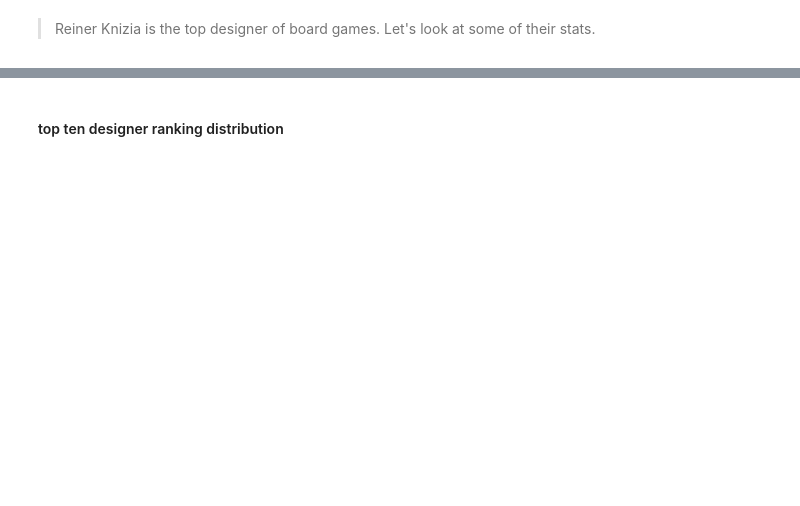
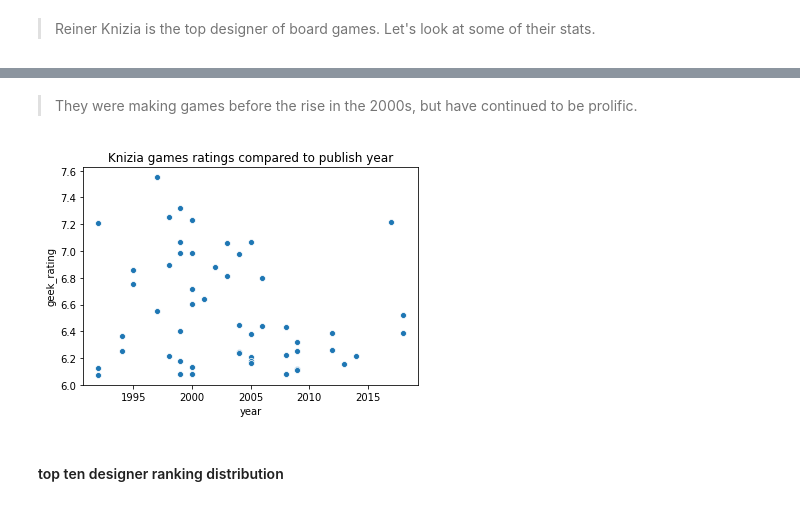
Before and after one commit to misty-garcia/board_games, a Jupyter notebook: top_games.ipynb, the cells around one changed output, grey strips where cells are left out. Drawn from its saved outputs; the diff is of its cells as text; code cells hidden in the pictures; blank space fills up the shorter version.

```diff
--- a/top_games.ipynb
+++ b/top_games.ipynb
@@ -524,3 +531,11 @@ plt.show()
+# %% [markdown]
+> They were making games before the rise in the 2000s, but have continued to be prolific.
+# %%
+sns.scatterplot(data=df_rknizia, x='year', y="geek_rating")
+plt.title("Knizia games ratings compared to publish year")
+plt.show()
+# %% [output]
+[figure, added]
 # %% [markdown]
 #### top ten designer ranking distribution
 # %%
```
Also changed, not shown: parts of 29 cells of this notebook.
